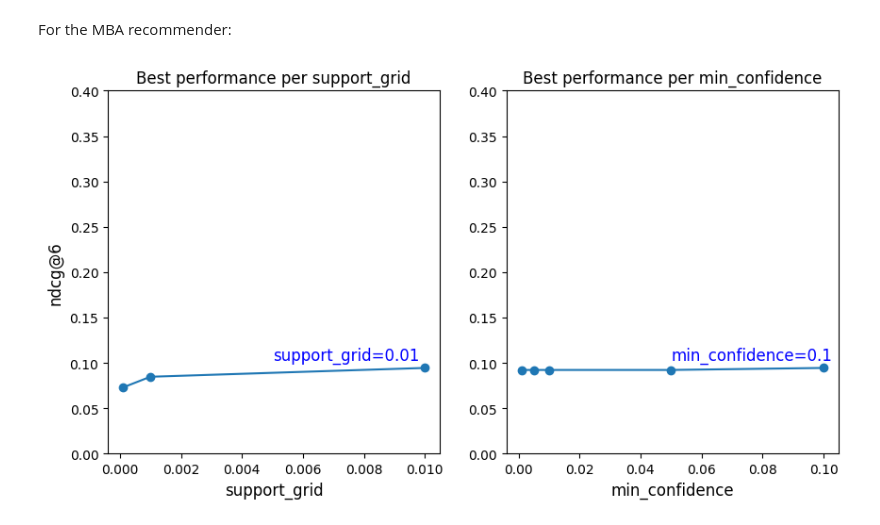
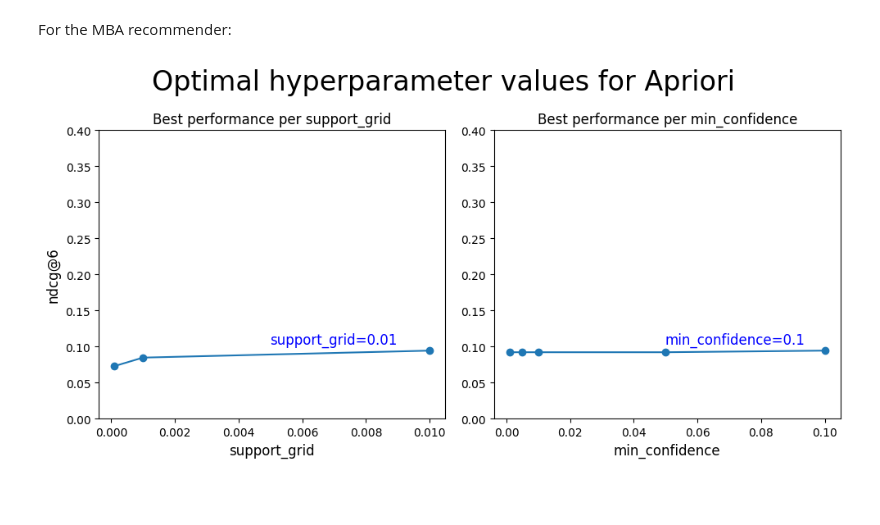
Before and after one commit to krusand/02807-CT-Project, a Jupyter notebook: experiments/experiment_results_viz.ipynb, the cells around one changed output. Saved outputs shown, nothing was run; the diff lists cells and outputs as text; code cells hidden in the pictures; blank space fills up the shorter version.

```diff
--- a/experiments/experiment_results_viz.ipynb
+++ b/experiments/experiment_results_viz.ipynb
@@ -5,6 +5,8 @@ import pandas as pd
 # loading experiment results from csv files
 cf_au_ai = pd.read_csv("experiment_results/cf_all_users_all_items_experiment_results.csv")
 cf_au_aisles = pd.read_csv("experiment_results/cf_all_users_aisles_experiment_results.csv")
+cf_uc_ai = pd.read_csv("experiment_results/cf_user_clusters_all_items_experiment_results.csv")
+cf_uc_aisles = pd.read_csv("experiment_results/cf_user_clusters_aisles_experiment_results.csv")
 mba = pd.read_csv("experiment_results/mba_experiment_results.csv")
 # %% [markdown]
 For the CF recommender with all users and all items:
@@ -115,31 +245,36 @@ For the MBA recommender:
 # %%
 # initializing subplot
 nrows, ncols = 1, 2
 fig, axes = plt.subplots(nrows, ncols, figsize=(10, 5))
 
 # hyperparams to group by
 hyperparams = ["support_grid", "min_confidence"]
 
 for i, hyperparam in enumerate(hyperparams):
     grp_df = mba.groupby([hyperparam])["avg_ndcg"].max().reset_index(name="ndcg")
     axes[i].plot(grp_df[hyperparam], grp_df["ndcg"], marker="o")
 
     axes[i].set_xlabel(f"{hyperparam}", fontsize=12)
     axes[i].set_title(f"Best performance per {hyperparam}")
     axes[i].set_ylim((0,0.4))
 
     # annotating the best performance achieved (place annotation at the actual data point)
     best_idx = grp_df["ndcg"].idxmax()
     best_x = grp_df.loc[best_idx, hyperparam]
     best_y = grp_df.loc[best_idx, "ndcg"]
     axes[i].annotate(f"{hyperparam}={best_x}",
                      xy=(best_x*0.48, best_y*1.02),
                      xytext=(5, 5),
                      textcoords="offset points",
                      ha="left", fontsize=12, color="blue",
                      clip_on=False)
 
     if i == 0:
         axes[i].set_ylabel("ndcg@6", fontsize=12)
+
+# overall title
+fig.suptitle("Optimal hyperparameter values for Apriori", fontsize=24)
+
+fig.tight_layout()
 # %% [output]
-[figure, old version]
+[figure, new version]
```
Also changed, not shown: parts of 4 cells of this notebook.
